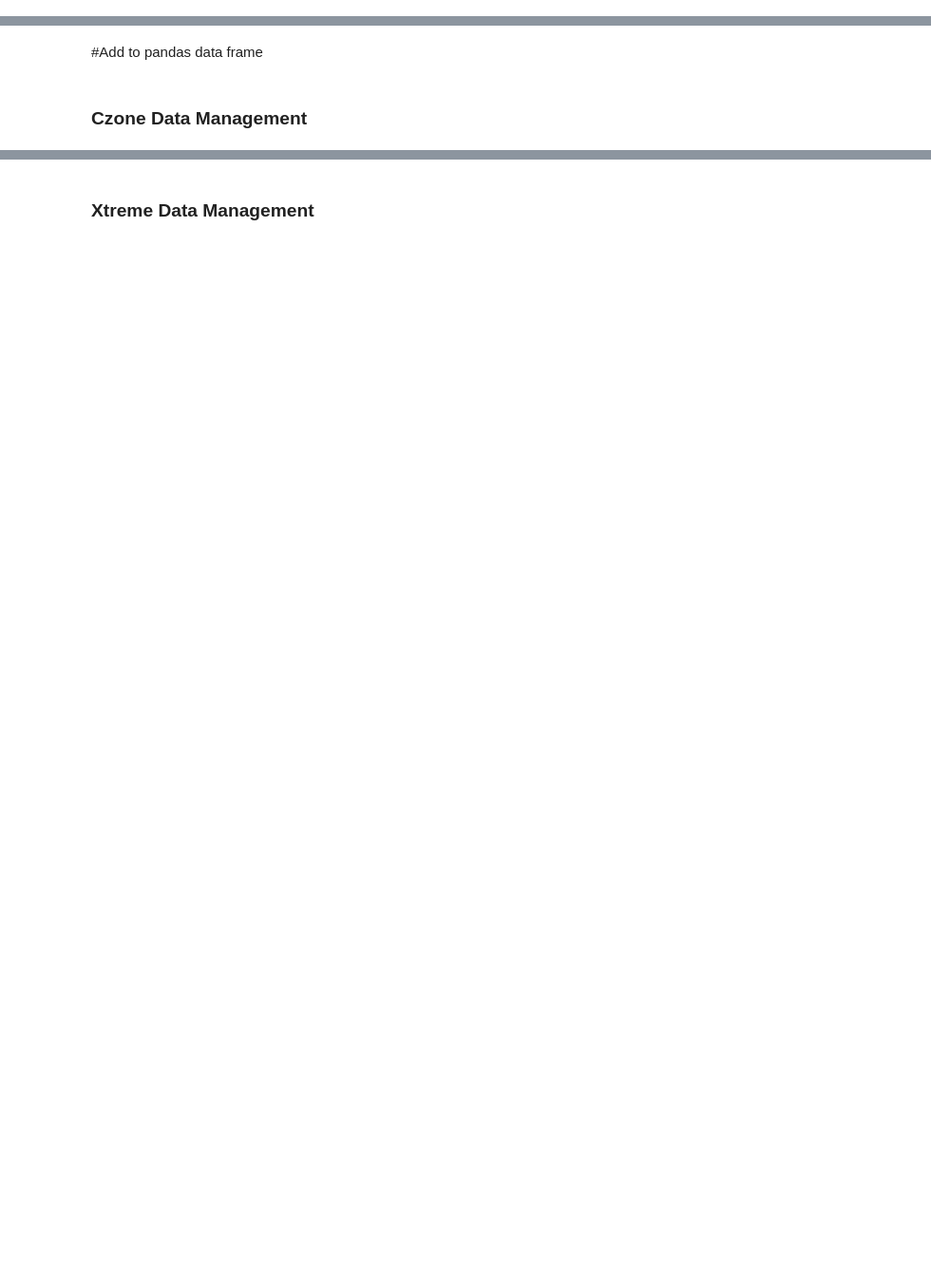
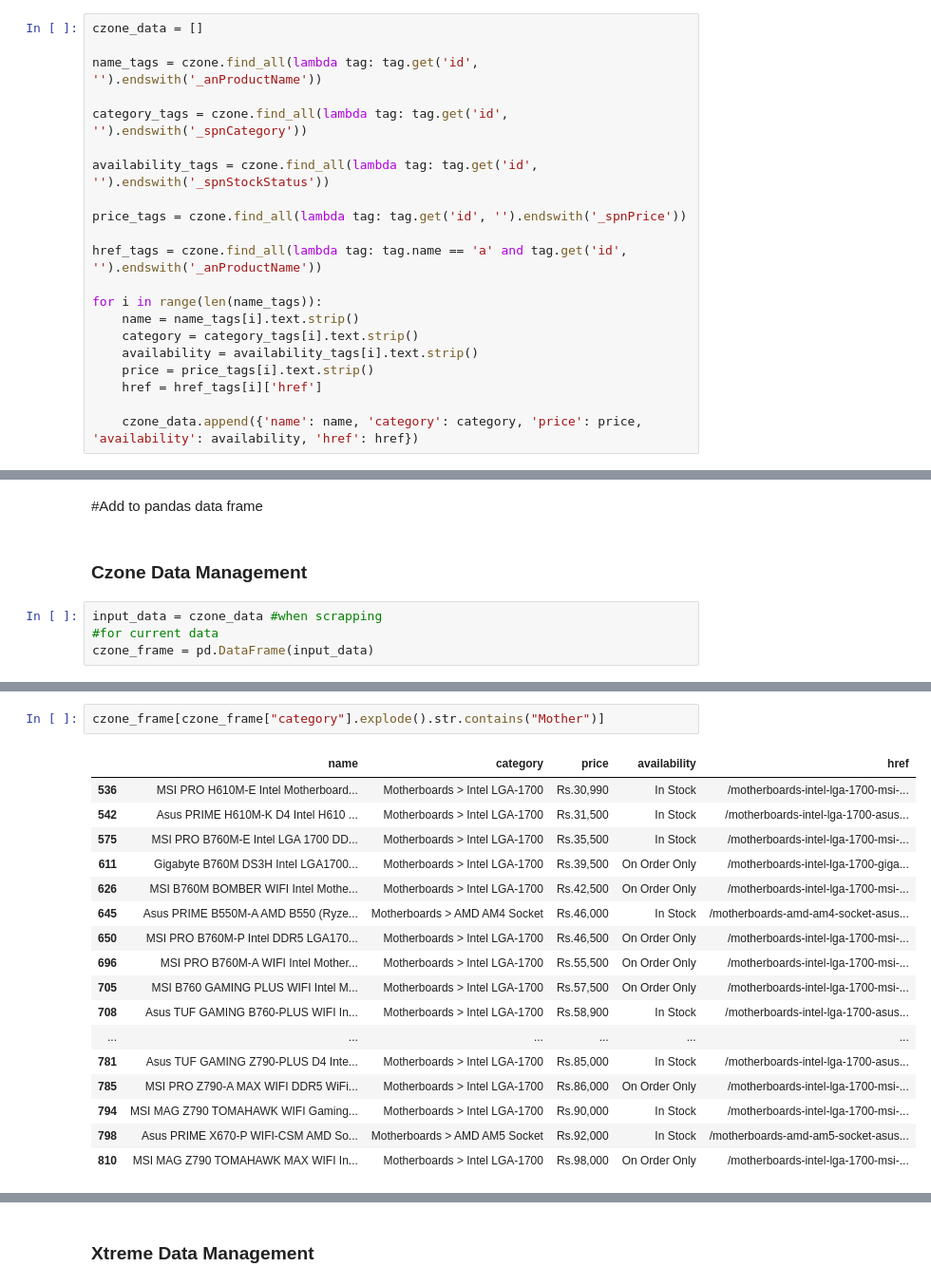
Before and after one commit to AhmedB479/Pakistan-PC-Price-list-webscrapper, a Jupyter notebook: PC_Part_Scraper.ipynb, the cells around one changed output, grey strips where cells are left out. Shown at 95% size. Saved outputs shown, nothing was run; the diff lists cells and outputs as text; blank space fills up the shorter version.

Commit message:
Just added CZone to the mix, thats 2 websites done it still needs to be commented on

```diff
--- a/PC_Part_Scraper.ipynb
+++ b/PC_Part_Scraper.ipynb
@@ -135,0 +136,21 @@ czone = get_all_pages(base_url[0],category[index],pages)
+# %%
+czone_data = []
+
+name_tags = czone.find_all(lambda tag: tag.get('id', '').endswith('_anProductName'))
+
+category_tags = czone.find_all(lambda tag: tag.get('id', '').endswith('_spnCategory'))
+
+availability_tags = czone.find_all(lambda tag: tag.get('id', '').endswith('_spnStockStatus'))
+
+price_tags = czone.find_all(lambda tag: tag.get('id', '').endswith('_spnPrice'))
+
+href_tags = czone.find_all(lambda tag: tag.name == 'a' and tag.get('id', '').endswith('_anProductName'))
+
+for i in range(len(name_tags)):
+    name = name_tags[i].text.strip()
+    category = category_tags[i].text.strip()
+    availability = availability_tags[i].text.strip()
+    price = price_tags[i].text.strip()
+    href = href_tags[i]['href']
+
+    czone_data.append({'name': name, 'category': category, 'price': price, 'availability': availability, 'href': href})
@@ -137,3 +160,7 @@ czone = get_all_pages(base_url[0],category[index],pages)
 #Add to pandas data frame
 # %% [markdown]
 ### Czone Data Management
+# %%
+input_data = czone_data #when scrapping
+#for current data
+czone_frame = pd.DataFrame(input_data)
@@ -139,0 +181,20 @@ czone = get_all_pages(base_url[0],category[index],pages)
+# %%
+czone_frame[czone_frame["category"].explode().str.contains("Mother")]
+# %% [output]
+|  | name | category | price | availability | href |
+| 536 | MSI PRO H610M-E Intel Motherboard... | Motherboards > Intel LGA-1700 | Rs.30,990 | In Stock | /motherboards-intel-lga-1700-msi-... |
+| 542 | Asus PRIME H610M-K D4 Intel H610 ... | Motherboards > Intel LGA-1700 | Rs.31,500 | In Stock | /motherboards-intel-lga-1700-asus... |
+| 575 | MSI PRO B760M-E Intel LGA 1700 DD... | Motherboards > Intel LGA-1700 | Rs.35,500 | In Stock | /motherboards-intel-lga-1700-msi-... |
+| 611 | Gigabyte B760M DS3H Intel LGA1700... | Motherboards > Intel LGA-1700 | Rs.39,500 | On Order Only | /motherboards-intel-lga-1700-giga... |
+| 626 | MSI B760M BOMBER WIFI Intel Mothe... | Motherboards > Intel LGA-1700 | Rs.42,500 | On Order Only | /motherboards-intel-lga-1700-msi-... |
+| 645 | Asus PRIME B550M-A AMD B550 (Ryze... | Motherboards > AMD AM4 Socket | Rs.46,000 | In Stock | /motherboards-amd-am4-socket-asus... |
+| 650 | MSI PRO B760M-P Intel DDR5 LGA170... | Motherboards > Intel LGA-1700 | Rs.46,500 | On Order Only | /motherboards-intel-lga-1700-msi-... |
+| 696 | MSI PRO B760M-A WIFI Intel Mother... | Motherboards > Intel LGA-1700 | Rs.55,500 | On Order Only | /motherboards-intel-lga-1700-msi-... |
+| 705 | MSI B760 GAMING PLUS WIFI Intel M... | Motherboards > Intel LGA-1700 | Rs.57,500 | On Order Only | /motherboards-intel-lga-1700-msi-... |
+| 708 | Asus TUF GAMING B760-PLUS WIFI In... | Motherboards > Intel LGA-1700 | Rs.58,900 | In Stock | /motherboards-intel-lga-1700-asus... |
+| ... | ... | ... | ... | ... | ... |
+| 781 | Asus TUF GAMING Z790-PLUS D4 Inte... | Motherboards > Intel LGA-1700 | Rs.85,000 | In Stock | /motherboards-intel-lga-1700-asus... |
+| 785 | MSI PRO Z790-A MAX WIFI DDR5 WiFi... | Motherboards > Intel LGA-1700 | Rs.86,000 | On Order Only | /motherboards-intel-lga-1700-msi-... |
+| 794 | MSI MAG Z790 TOMAHAWK WIFI Gaming... | Motherboards > Intel LGA-1700 | Rs.90,000 | In Stock | /motherboards-intel-lga-1700-msi-... |
+| 798 | Asus PRIME X670-P WIFI-CSM AMD So... | Motherboards > AMD AM5 Socket | Rs.92,000 | In Stock | /motherboards-amd-am5-socket-asus... |
+| 810 | MSI MAG Z790 TOMAHAWK MAX WIFI In... | Motherboards > Intel LGA-1700 | Rs.98,000 | On Order Only | /motherboards-intel-lga-1700-msi-... |
```
Also changed, not shown: parts of 12 cells of this notebook.
